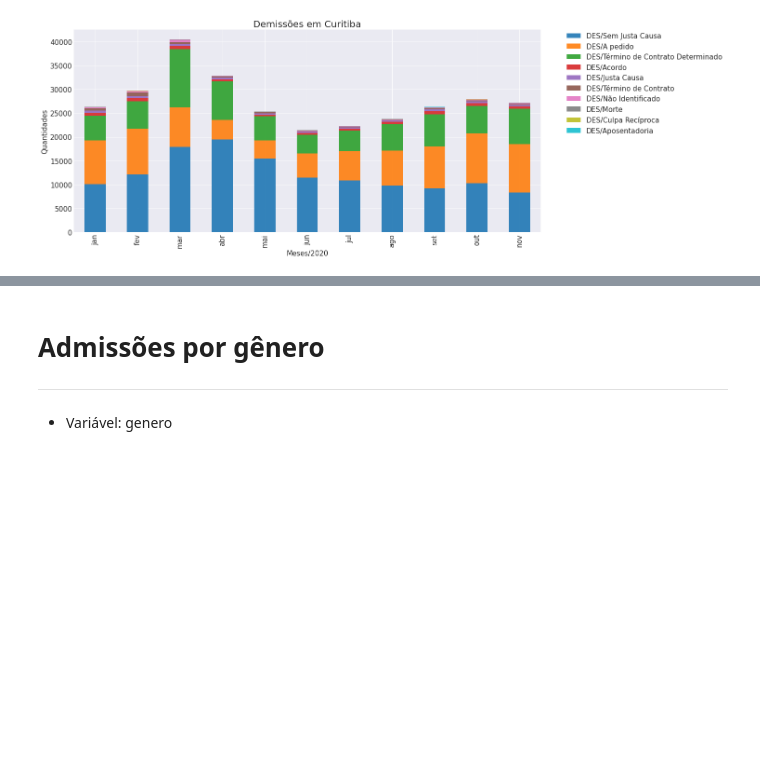
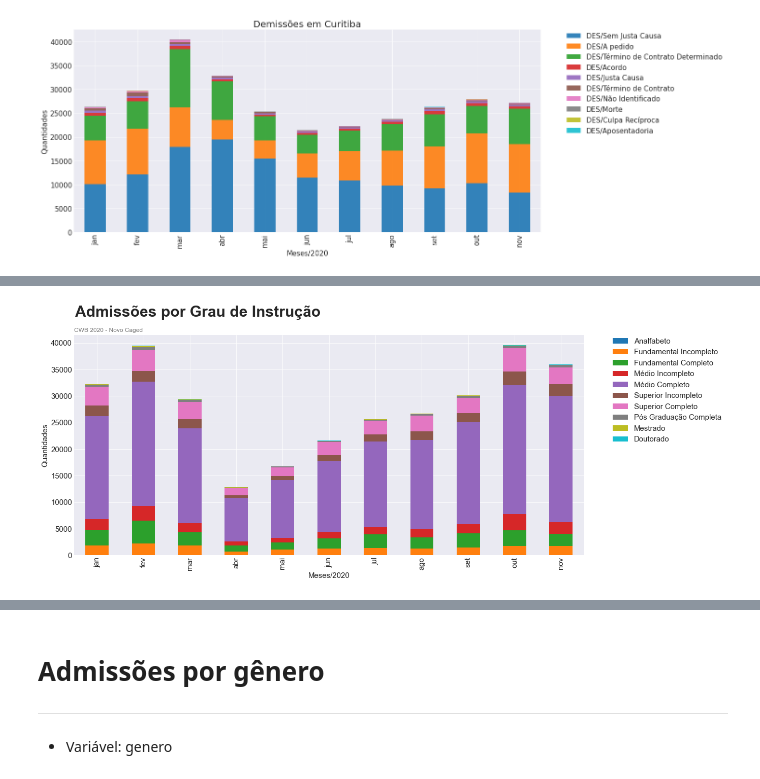
Before and after one commit to emariot/CAGED-CWB, a Jupyter notebook: Novo Caged.ipynb, the cells around one changed output, grey strips where cells are left out. Saved outputs shown, nothing was run; the diff lists cells and outputs as text; code cells hidden in the pictures; blank space fills up the shorter version.

```diff
--- a/Novo Caged.ipynb
+++ b/Novo Caged.ipynb
@@ -766,0 +803,8 @@ data[0]
+# %%
+adm_instrucao = []
+des_instrucao = []
+for i in range(len(data)):
+    a = data[i][data[i]['descricao'].str.contains('ADM', regex=False)].groupby(['instrucao']).size()
+    b = data[i][data[i]['descricao'].str.contains('DES', regex=False)].groupby(['instrucao']).size()
+    adm_instrucao.append(a)
+    des_instrucao.append(b)
@@ -766,0 +814,6 @@ data[0]
+# %%
+columns = ['Analfabeto', '5º Incompleto', '5º Fundamental', '6º a 9º Fundamental', 'Fundamental Completo', 'Médio Incompleto',
+          'Médio Completo', 'Superior Incompleto', 'Superior Completo', 'Pós Graduação Completa', 'Mestrado', 'Doutorado']
+adm_instrucao = pd.DataFrame(adm_instrucao, index=mon, columns=columns)
+adm_instrucao['Fundamental Incompleto'] = adm_instrucao.iloc[:, 1:4].sum(axis=1)
+adm_instrucao.drop(['5º Incompleto', '5º Fundamental', '6º a 9º Fundamental'],axis=1)
@@ -766,0 +849,12 @@ data[0]
+# %%
+adm_instrucao = adm_instrucao[['Analfabeto',
+ 'Fundamental Incompleto',
+ 'Fundamental Completo',
+ 'Médio Incompleto',
+ 'Médio Completo',
+ 'Superior Incompleto',
+ 'Superior Completo',
+ 'Pós Graduação Completa',
+ 'Mestrado',
+ 'Doutorado',]]
+adm_instrucao
@@ -766,0 +874,11 @@ data[0]
+# %%
+with plt.style.context('seaborn-darkgrid'):
+    adm_instrucao.plot(kind="bar", stacked=True, figsize=(18,8))
+    plt.legend(bbox_to_anchor=(1.05, 1), loc='upper left', borderaxespad=0., fontsize=15)
+    plt.suptitle("Admissões por Grau de Instrução", fontsize=30, weight=600, ha='right')
+    plt.title('CWB 2020 - Novo Caged', loc='left', size=12, color='#777777')
+    plt.xlabel("Meses/2020")
+    plt.ylabel("Quantidades")
+    plt.show();
+# %% [output]
+[figure, added]
```
Also changed, not shown: parts of 30 cells of this notebook.
